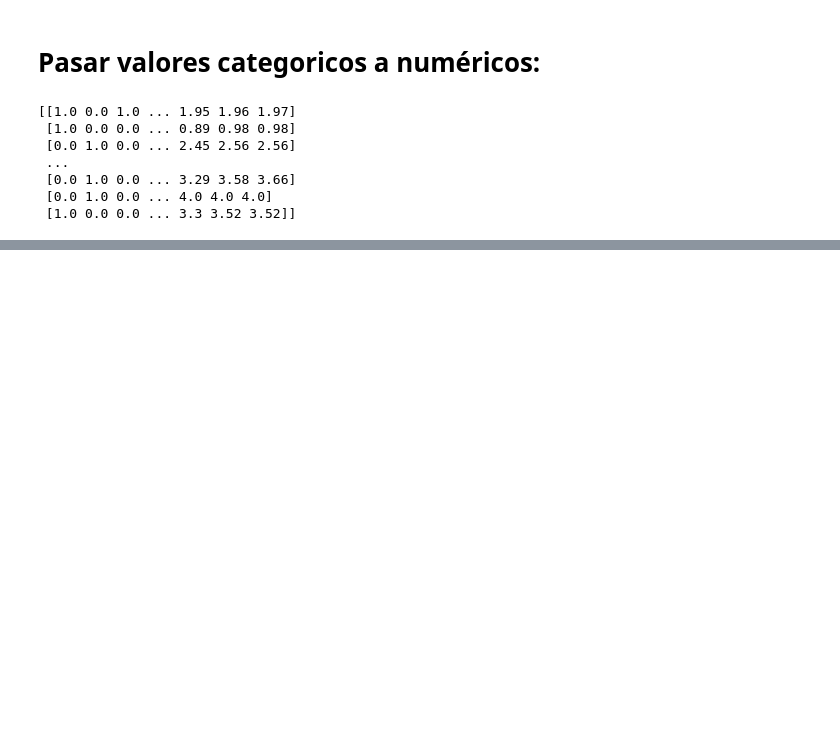
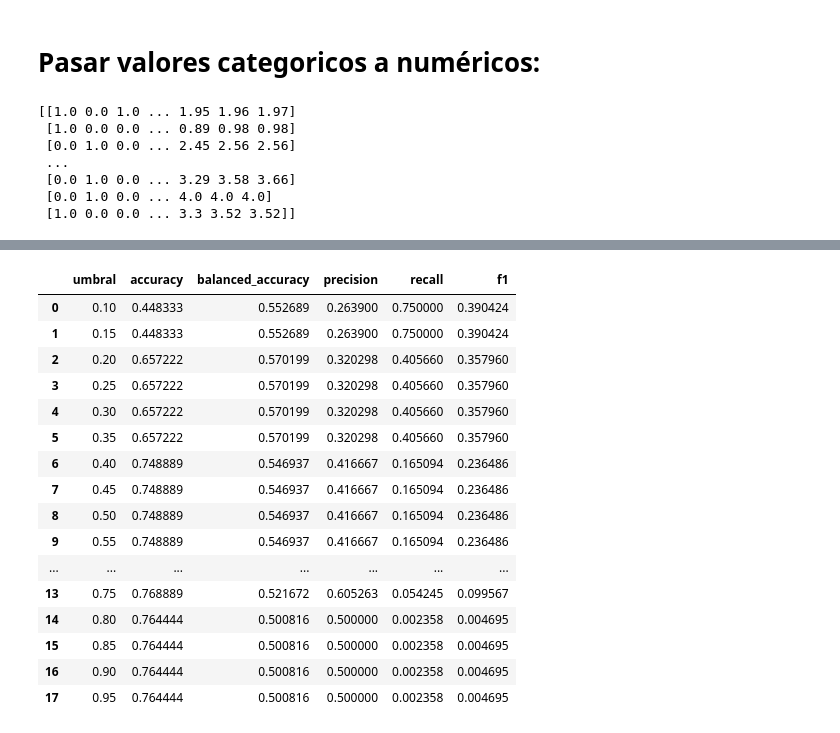
Before and after one commit to MakiBuu/Dropout-Prediction-Data-Mining, a Jupyter notebook: drop_prediction.ipynb, the cells around one changed output, grey strips where cells are left out. Cells and saved outputs as stored; diff of their text form; code cells hidden in the pictures; blank space fills up the shorter version.

```diff
--- a/drop_prediction.ipynb
+++ b/drop_prediction.ipynb
@@ -216,0 +312,34 @@ print(X_train_enc)
+# %%
+umbrales = np.arange(0.10, 1.00, 0.05)
+
+resultados_umbral = []
+
+for umbral in umbrales:
+    y_val_umbral = (y_val_proba >= umbral).astype(int)
+    acc = accuracy_score(y_val, y_val_umbral)
+    bal_acc = balanced_accuracy_score(y_val, y_val_umbral)
+    prec = precision_score(y_val, y_val_umbral, pos_label=1)
+    rec = recall_score(y_val, y_val_umbral, pos_label=1)
+    f1 = f1_score(y_val, y_val_umbral, pos_label=1)
+    resultados_umbral.append([umbral, acc, bal_acc, prec, rec, f1])
+
+tabla_umbral = pd.DataFrame(resultados_umbral, columns=["umbral", "accuracy", "balanced_accuracy", "precision", "recall", "f1"])
+tabla_umbral
+# %% [output]
+|  | umbral | accuracy | balanced_accuracy | precision | recall | f1 |
+| 0 | 0.10 | 0.448333 | 0.552689 | 0.263900 | 0.750000 | 0.390424 |
+| 1 | 0.15 | 0.448333 | 0.552689 | 0.263900 | 0.750000 | 0.390424 |
+| 2 | 0.20 | 0.657222 | 0.570199 | 0.320298 | 0.405660 | 0.357960 |
+| 3 | 0.25 | 0.657222 | 0.570199 | 0.320298 | 0.405660 | 0.357960 |
+| 4 | 0.30 | 0.657222 | 0.570199 | 0.320298 | 0.405660 | 0.357960 |
+| 5 | 0.35 | 0.657222 | 0.570199 | 0.320298 | 0.405660 | 0.357960 |
+| 6 | 0.40 | 0.748889 | 0.546937 | 0.416667 | 0.165094 | 0.236486 |
+| 7 | 0.45 | 0.748889 | 0.546937 | 0.416667 | 0.165094 | 0.236486 |
+| 8 | 0.50 | 0.748889 | 0.546937 | 0.416667 | 0.165094 | 0.236486 |
+| 9 | 0.55 | 0.748889 | 0.546937 | 0.416667 | 0.165094 | 0.236486 |
+| ... | ... | ... | ... | ... | ... | ... |
+| 13 | 0.75 | 0.768889 | 0.521672 | 0.605263 | 0.054245 | 0.099567 |
+| 14 | 0.80 | 0.764444 | 0.500816 | 0.500000 | 0.002358 | 0.004695 |
+| 15 | 0.85 | 0.764444 | 0.500816 | 0.500000 | 0.002358 | 0.004695 |
+| 16 | 0.90 | 0.764444 | 0.500816 | 0.500000 | 0.002358 | 0.004695 |
+| 17 | 0.95 | 0.764444 | 0.500816 | 0.500000 | 0.002358 | 0.004695 |
```
Also changed, not shown: parts of 12 cells of this notebook.
